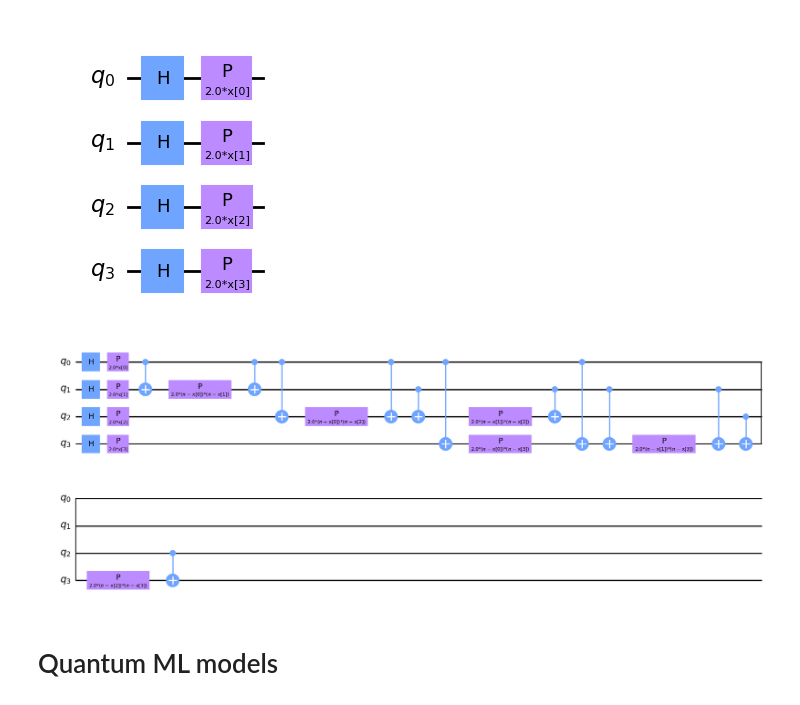
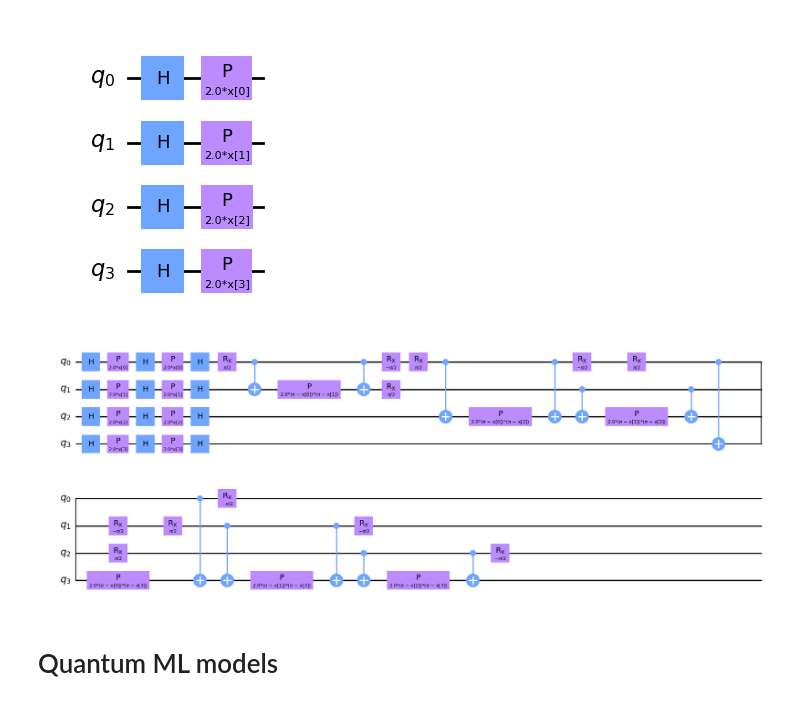
Before and after one commit to EdoardoZappia/Fraud-Detection-with-QML, a Jupyter notebook: QNN_functions.ipynb, the cells around one changed output. Drawn from its saved outputs; the diff is of its cells as text; code cells hidden in the pictures.

```diff
--- a/QNN_functions.ipynb
+++ b/QNN_functions.ipynb
@@ -159,10 +169,10 @@ Z.decompose().draw(output='mpl')
 # %% [output]
 [figure]
 # %%
-P = PauliFeatureMap(feature_dimension=4, reps=1)#, paulis = ['Z', 'X', 'ZY'])   # feature_dimension = num_features
+P = PauliFeatureMap(feature_dimension=4, reps=1, paulis = ['Z', 'X', 'ZY'])   # feature_dimension = num_features
 P.decompose().draw(output='mpl')
 # %% [output]
-[figure, old version]
+[figure, new version]
 # %% [markdown]
 # Quantum ML models
 # %% [markdown]
```
Also changed, not shown: parts of 22 cells of this notebook.
